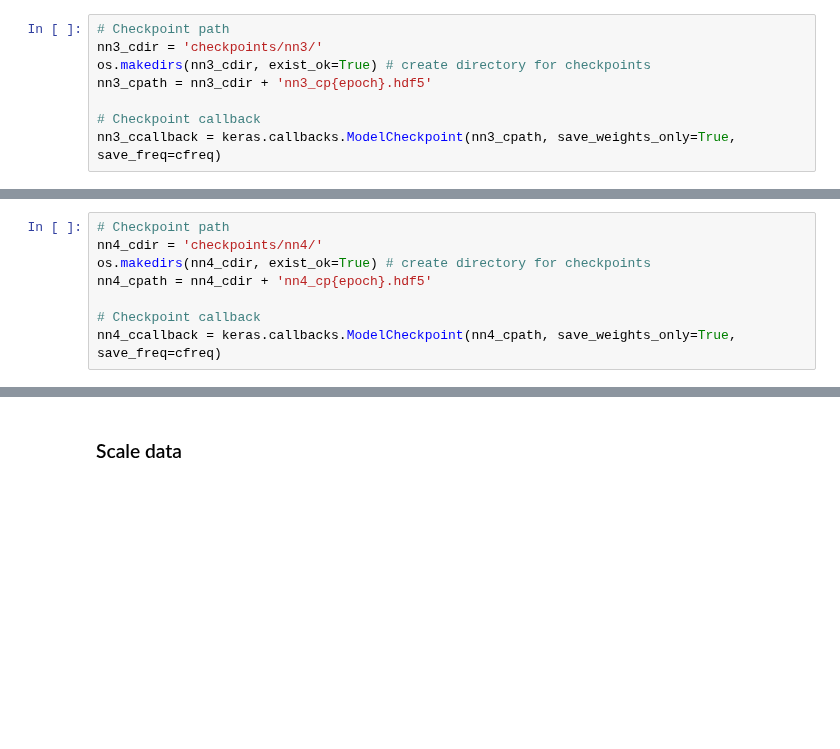
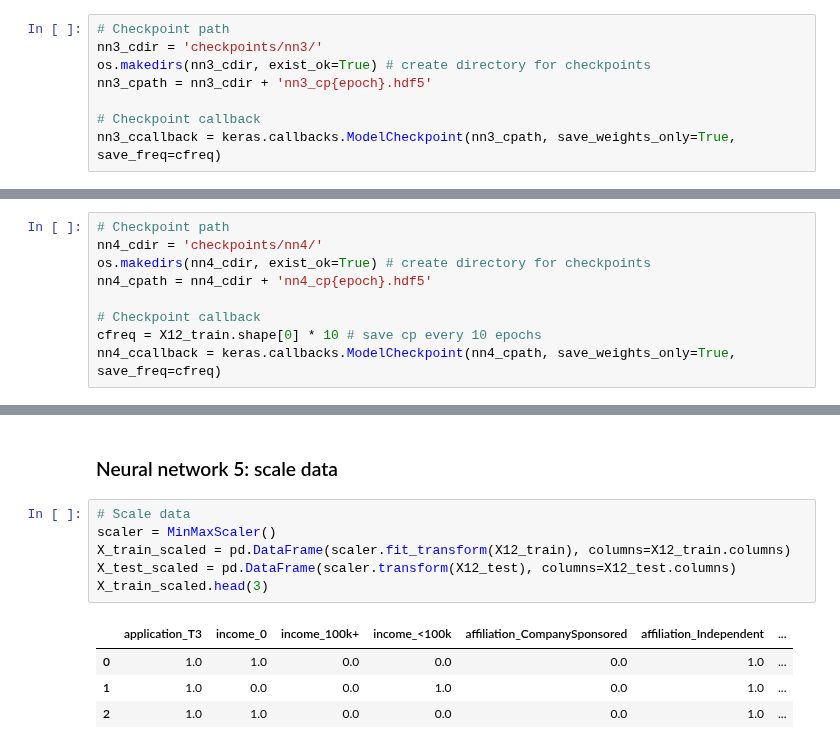
Before and after one commit to tri-bui/sandbox-ml, a Jupyter notebook: charity-risk/risk-assessment.ipynb, the cells around one changed output, grey strips where cells are left out. Cells and saved outputs as stored; diff of their text form; blank space fills up the shorter version.

```diff
--- a/charity-risk/risk-assessment.ipynb
+++ b/charity-risk/risk-assessment.ipynb
@@ -688,6 +778,7 @@ os.makedirs(nn4_cdir, exist_ok=True) # create directory for checkpoints
 nn4_cpath = nn4_cdir + 'nn4_cp{epoch}.hdf5'
 
 # Checkpoint callback
+cfreq = X12_train.shape[0] * 10 # save cp every 10 epochs
 nn4_ccallback = keras.callbacks.ModelCheckpoint(nn4_cpath, save_weights_only=True, save_freq=cfreq)
 # %%
 # Compile model
@@ -701,2 +814,13 @@ nn4.evaluate(X12_test, y_test)
-# %% [markdown]
-### Scale data
+# %% [markdown]
+### Neural network 5: scale data
+# %%
+# Scale data
+scaler = MinMaxScaler()
+X_train_scaled = pd.DataFrame(scaler.fit_transform(X12_train), columns=X12_train.columns)
+X_test_scaled = pd.DataFrame(scaler.transform(X12_test), columns=X12_test.columns)
+X_train_scaled.head(3)
+# %% [output]
+|  | application_T3 | income_0 | income_100k+ | income_<100k | affiliation_CompanySponsored | affiliation_Independent | ... |
+| 0 | 1.0 | 1.0 | 0.0 | 0.0 | 0.0 | 1.0 | ... |
+| 1 | 1.0 | 0.0 | 0.0 | 1.0 | 0.0 | 1.0 | ... |
+| 2 | 1.0 | 1.0 | 0.0 | 0.0 | 0.0 | 1.0 | ... |
```
Also changed, not shown: parts of 30 cells of this notebook, 23 other files.
